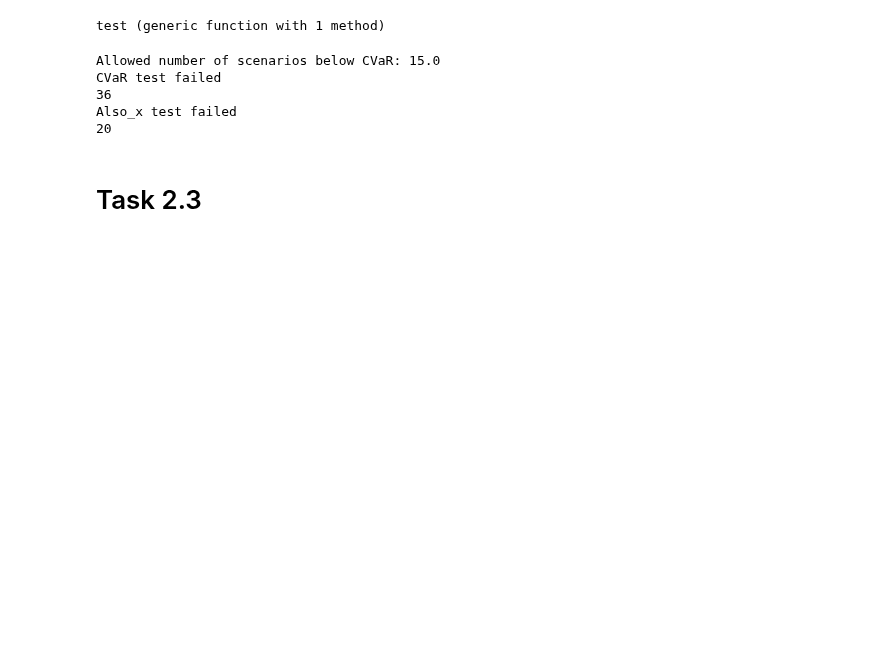
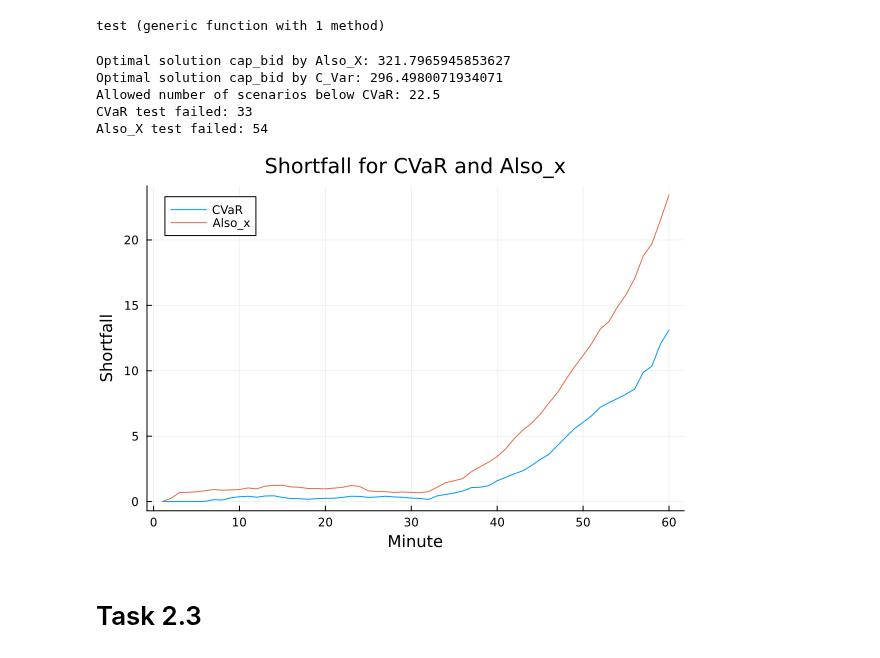
Before and after one commit to Max-f123/Renewables_in_Electricity_Markets, a Jupyter notebook: Assignment2/Task2/model_2_all.ipynb, the cells around one changed output. Saved outputs shown, nothing was run; the diff lists cells and outputs as text; code cells hidden in the pictures; blank space fills up the shorter version.

```diff
--- a/Assignment2/Task2/model_2_all.ipynb
+++ b/Assignment2/Task2/model_2_all.ipynb
@@ -145,12 +145,27 @@ function test(p_value, cvar_value, also_x_value)
     below_cvar = 0
     below_also_x = 0
 
+    out_sample_n = n_scenarios-in_sample_n
+
+    c_var_shortfall = zeros(60)
+    also_x_shortfall = zeros(60)
+
     #check how many values are above the cvar_value
     for i in 1+in_sample_n:n_scenarios
 
         minute_values = scenarios_df[:,i]
-        #println(minute_values)
-        #println(sum(minute_values .> cvar_value))
+
+        for minute in 1:60
+            if minute_values[minute] < cvar_value
+                #println("Scenario ", i, " minute ", minute, " value ", minute_values[minute])
+                c_var_shortfall[minute] += (cvar_value - minute_values[minute])/out_sample_n
+            end
+            if minute_values[minute] < also_x_value
+                #println("Scenario ", i, " minute ", minute, " value ", minute_values[minute])
+                also_x_shortfall[minute] += (also_x_value - minute_values[minute])/out_sample_n
+            end
+        end
+
         if sum(minute_values .> cvar_value) <= p_value*length(minute_values)
             below_cvar += 1
         end
@@ -159,34 +174,37 @@ function test(p_value, cvar_value, also_x_value)
         end
     end
 
-    println("Allowed number of scenarios below CVaR: ", 0.15*(n_scenarios-in_sample_n))
+    println("Allowed number of scenarios below CVaR: ", 0.15*(out_sample_n))
 
-    if below_cvar <= 0.15*(n_scenarios-in_sample_n)
-        println("CVaR test passed")
-        println(below_cvar)
+    if below_cvar <= 0.15*(out_sample_n)
+        println("CVaR test passed: ", below_cvar)
     else
-        println("CVaR test failed")
-        println(below_cvar)
+        println("CVaR test failed: ", below_cvar)
     end
 
-    if below_also_x <= 0.15*(n_scenarios-in_sample_n)
-        println("Also_x test passed")
-        println(below_also_x)
+    if below_also_x <= 0.15*(out_sample_n)
+        println("Also_X test passed: ", below_also_x)
     else
-        println("Also_x test failed")
-        println(below_also_x)
+        println("Also_X test failed: ", below_also_x)
     end
+
+    plot(1:length(c_var_shortfall), c_var_shortfall, label="CVaR", xlabel="Minute", ylabel="Shortfall", title="Shortfall for CVaR and Also_x")
+    plot!(1:length(also_x_shortfall), also_x_shortfall, label="Also_x")
 end
 # %% [output]
 test (generic function with 1 method)
-# %%
-test(p_value, also_x_value, cvar_value)
-# %% [output]
-Allowed number of scenarios below CVaR: 15.0
-CVaR test failed
-36
-Also_x test failed
-20
+# %%
+p_value = 0.9
+also_x_value = also_x_function(p_value)
+cvar_value = cvar_function(p_value)
+test(p_value, cvar_value, also_x_value)
+# %% [output]
+Optimal solution cap_bid by Also_X: 321.7965945853627
+Optimal solution cap_bid by C_Var: 296.4980071934071
+Allowed number of scenarios below CVaR: 22.5
+CVaR test failed: 33
+Also_X test failed: 54
+[figure, added]
 # %% [markdown]
 # Task 2.3
 # %%
```
Also changed, not shown: parts of 8 cells of this notebook, 1 other file.
